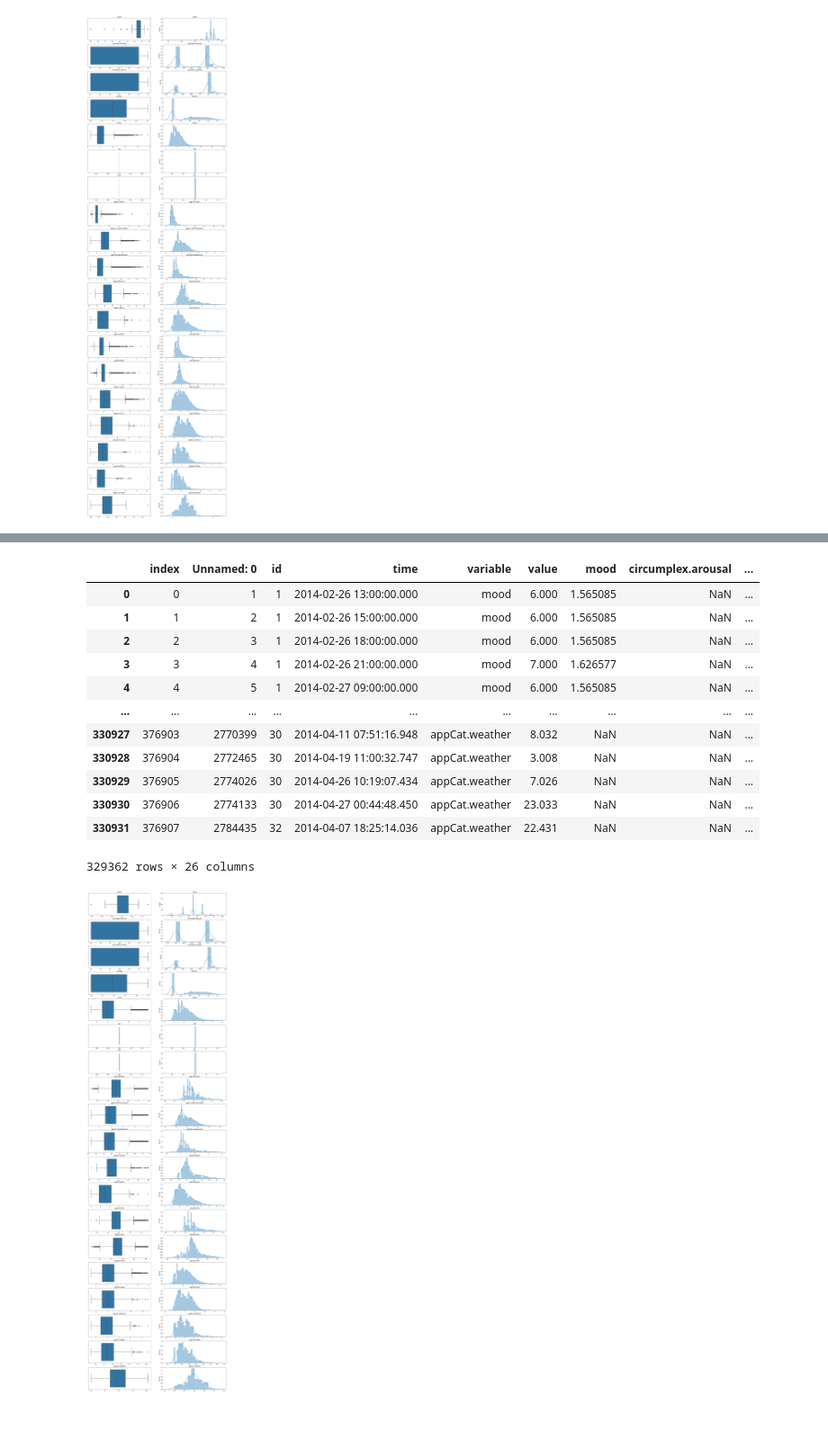
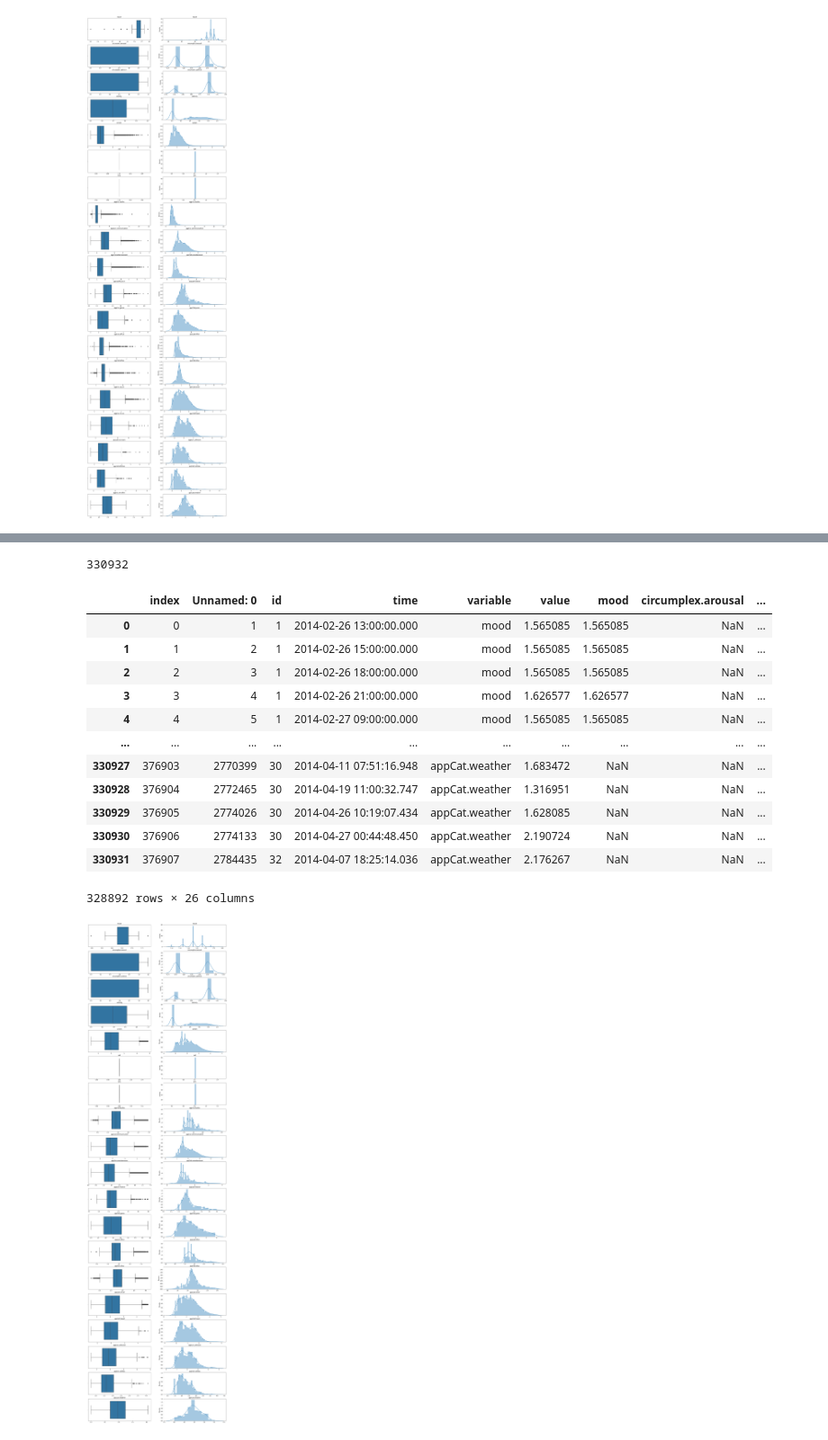
Before and after one commit to wiebetimmers/datamining, a Jupyter notebook: EDA.ipynb, the cells around one changed output, grey strips where cells are left out. Shown at 90% size. Drawn from its saved outputs; the diff is of its cells as text; code cells hidden in the pictures.

```diff
--- a/EDA.ipynb
+++ b/EDA.ipynb
@@ -190,7 +188,7 @@ for variable in df2["variable"].unique():
 df2.to_csv('realistic_data.csv')
 # %%
 nooutliers_data = df2
-numlist = ['mood','circumplex.arousal','circumplex.valence','activity','screen','call','sms','appCat.builtin',
+numlist = ['value','mood','circumplex.arousal','circumplex.valence','activity','screen','call','sms','appCat.builtin',
            'appCat.communication','appCat.entertainment','appCat.finance','appCat.game','appCat.office','appCat.other',
            'appCat.social','appCat.travel','appCat.unknown','appCat.utilities','appCat.weather']
 for column in nooutliers_data:
@@ -221,32 +219,33 @@ IQR = Q3 - Q1
 
 # Return a boolean array of the rows with (any) non-outlier column values
 condition = ~((nooutliers_data[numlist] < (Q1 - 3 * IQR)) | (nooutliers_data[numlist] > (Q3 + 3 * IQR))).any(axis=1)
-
+print(len(condition))
 # Filter our dataframe based on condition
 filtered_df = nooutliers_data[condition]
 filtered_df
 # %% [output]
+330932
 |  | index | Unnamed: 0 | id | time | variable | value | mood | circumplex.arousal | ... |
-| 0 | 0 | 1 | 1 | 2014-02-26 13:00:00.000 | mood | 6.000 | 1.565085 | NaN | ... |
-| 1 | 1 | 2 | 1 | 2014-02-26 15:00:00.000 | mood | 6.000 | 1.565085 | NaN | ... |
-| 2 | 2 | 3 | 1 | 2014-02-26 18:00:00.000 | mood | 6.000 | 1.565085 | NaN | ... |
-| 3 | 3 | 4 | 1 | 2014-02-26 21:00:00.000 | mood | 7.000 | 1.626577 | NaN | ... |
-| 4 | 4 | 5 | 1 | 2014-02-27 09:00:00.000 | mood | 6.000 | 1.565085 | NaN | ... |
+| 0 | 0 | 1 | 1 | 2014-02-26 13:00:00.000 | mood | 1.565085 | 1.565085 | NaN | ... |
+| 1 | 1 | 2 | 1 | 2014-02-26 15:00:00.000 | mood | 1.565085 | 1.565085 | NaN | ... |
+| 2 | 2 | 3 | 1 | 2014-02-26 18:00:00.000 | mood | 1.565085 | 1.565085 | NaN | ... |
+| 3 | 3 | 4 | 1 | 2014-02-26 21:00:00.000 | mood | 1.626577 | 1.626577 | NaN | ... |
+| 4 | 4 | 5 | 1 | 2014-02-27 09:00:00.000 | mood | 1.565085 | 1.565085 | NaN | ... |
 | ... | ... | ... | ... | ... | ... | ... | ... | ... | ... |
-| 330927 | 376903 | 2770399 | 30 | 2014-04-11 07:51:16.948 | appCat.weather | 8.032 | NaN | NaN | ... |
-| 330928 | 376904 | 2772465 | 30 | 2014-04-19 11:00:32.747 | appCat.weather | 3.008 | NaN | NaN | ... |
-| 330929 | 376905 | 2774026 | 30 | 2014-04-26 10:19:07.434 | appCat.weather | 7.026 | NaN | NaN | ... |
-| 330930 | 376906 | 2774133 | 30 | 2014-04-27 00:44:48.450 | appCat.weather | 23.033 | NaN | NaN | ... |
-| 330931 | 376907 | 2784435 | 32 | 2014-04-07 18:25:14.036 | appCat.weather | 22.431 | NaN | NaN | ... |
+| 330927 | 376903 | 2770399 | 30 | 2014-04-11 07:51:16.948 | appCat.weather | 1.683472 | NaN | NaN | ... |
+| 330928 | 376904 | 2772465 | 30 | 2014-04-19 11:00:32.747 | appCat.weather | 1.316951 | NaN | NaN | ... |
+| 330929 | 376905 | 2774026 | 30 | 2014-04-26 10:19:07.434 | appCat.weather | 1.628085 | NaN | NaN | ... |
+| 330930 | 376906 | 2774133 | 30 | 2014-04-27 00:44:48.450 | appCat.weather | 2.190724 | NaN | NaN | ... |
+| 330931 | 376907 | 2784435 | 32 | 2014-04-07 18:25:14.036 | appCat.weather | 2.176267 | NaN | NaN | ... |
-329362 rows × 26 columns
+328892 rows × 26 columns
 # %%
 fig, ax = plt.subplots(19, 2, figsize = (20, 74))
 i = 0
 for variable in filtered_df["variable"].unique():
     var = filtered_df[filtered_df['variable'] == variable]
-    g1 = sns.boxplot(x= np.sqrt(np.sqrt(var["value"])), ax = ax[i,0]).set(title="%s"% variable,xlabel=None)
-    g2 = sns.distplot(np.sqrt(np.sqrt(var["value"])), ax = ax[i,1]).set(title="%s"% variable,xlabel=None)
+    g1 = sns.boxplot(x= var["value"], ax = ax[i,0]).set(title="%s"% variable,xlabel=None)
+    g2 = sns.distplot(var["value"], ax = ax[i,1]).set(title="%s"% variable,xlabel=None)
     i += 1
 # %% [output]
-[figure, old version]
+[figure, new version]
 # %%
```
Also changed, not shown: parts of 4 cells of this notebook, 1 other file.
